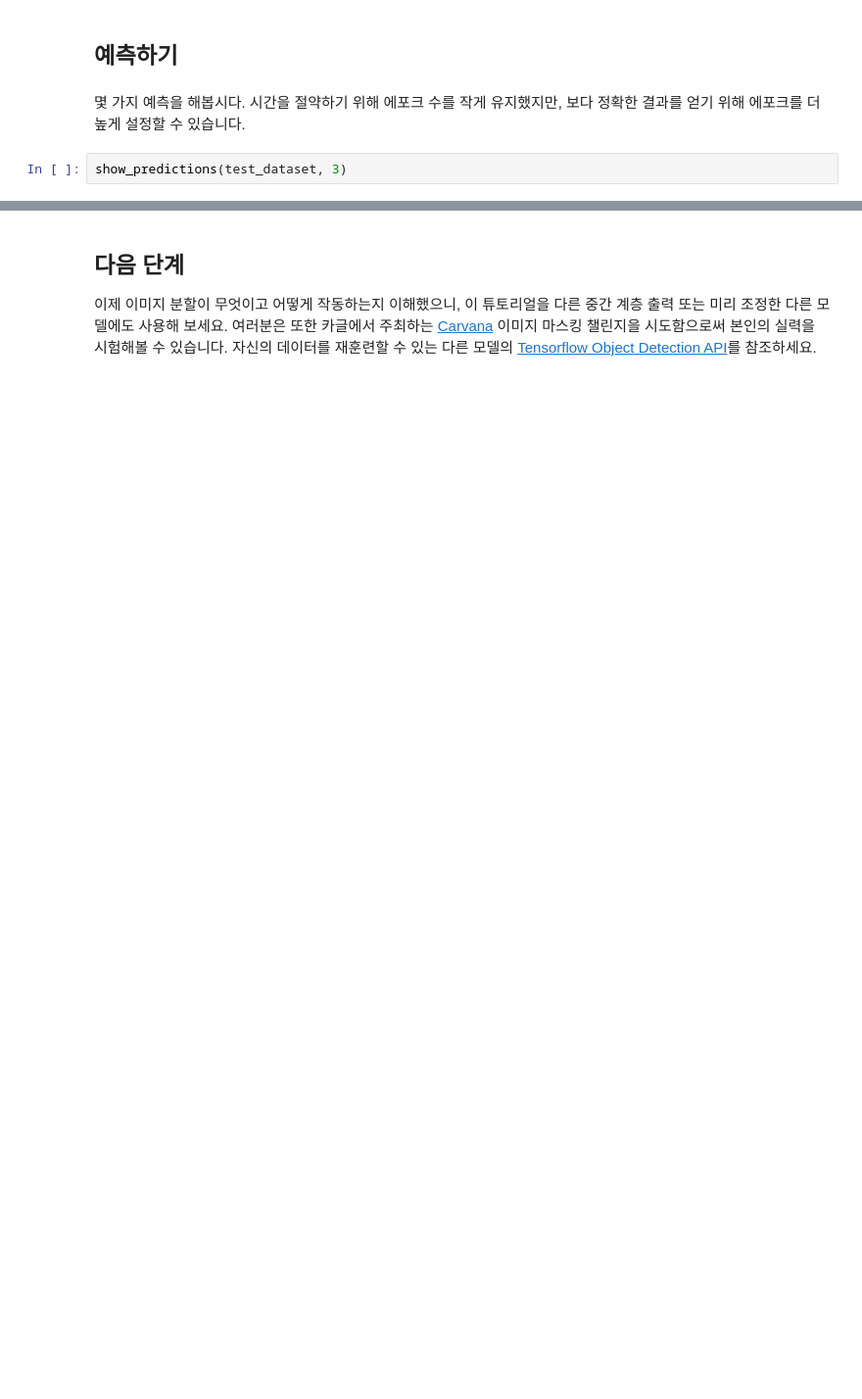
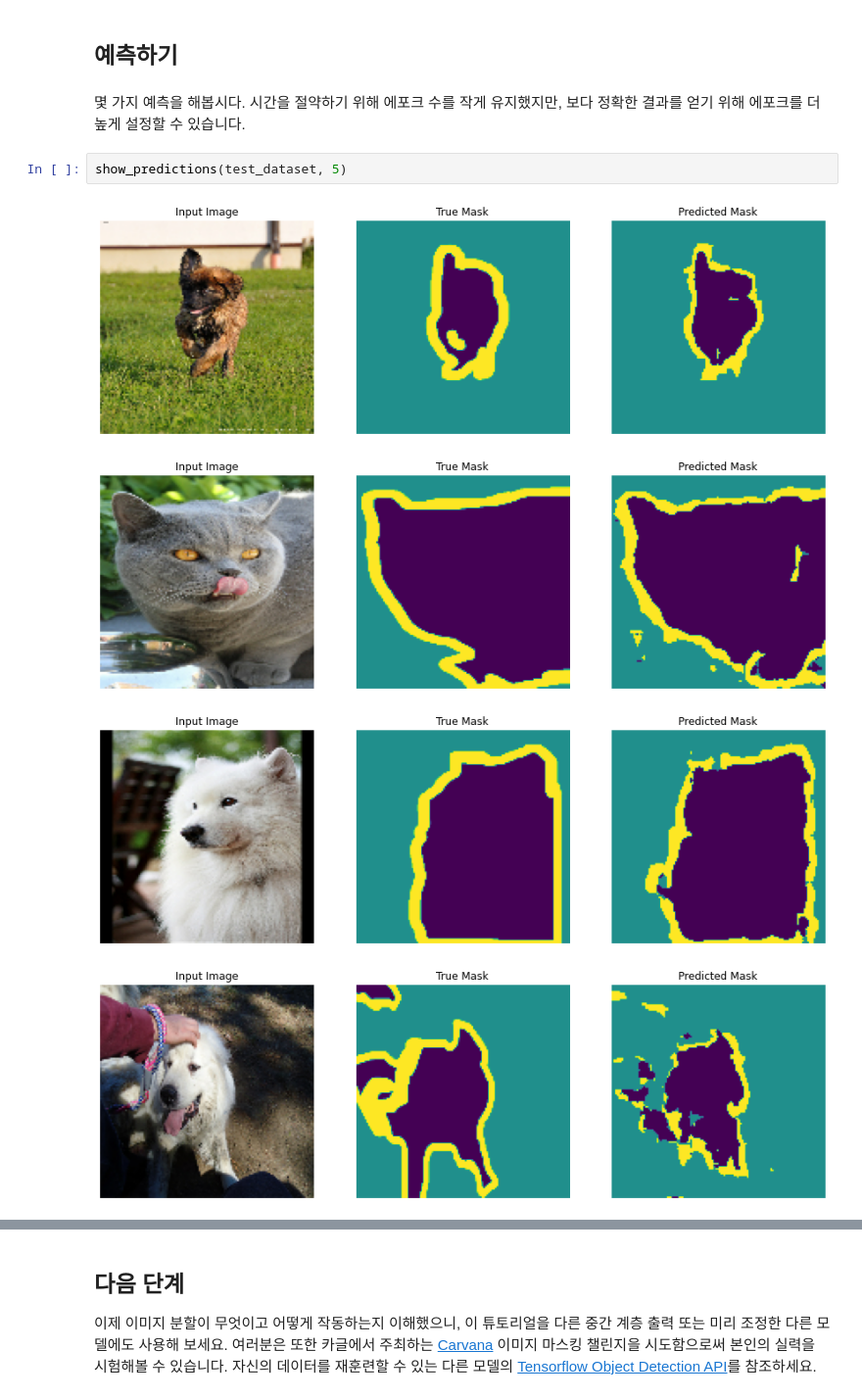
Before and after one commit to Seojun-AK/img_seg_training, a Jupyter notebook: Image_Segmentation_Unet_Test.ipynb, the cells around one changed output, grey strips where cells are left out. Shown at 98% size. Saved outputs shown, nothing was run; the diff lists cells and outputs as text; blank space fills up the shorter version.

```diff
--- a/Image_Segmentation_Unet_Test.ipynb
+++ b/Image_Segmentation_Unet_Test.ipynb
@@ -257,4 +298,9 @@ plt.show()
 # %% [markdown]
 몇 가지 예측을 해봅시다. 시간을 절약하기 위해 에포크 수를 작게 유지했지만, 보다 정확한 결과를 얻기 위해 에포크를 더 높게 설정할 수 있습니다.
 # %%
-show_predictions(test_dataset, 3)
+show_predictions(test_dataset, 5)
+# %% [output]
+[figure, added]
+[figure, added]
+[figure, added]
+[figure, added]
```
Also changed, not shown: parts of 20 cells of this notebook.
